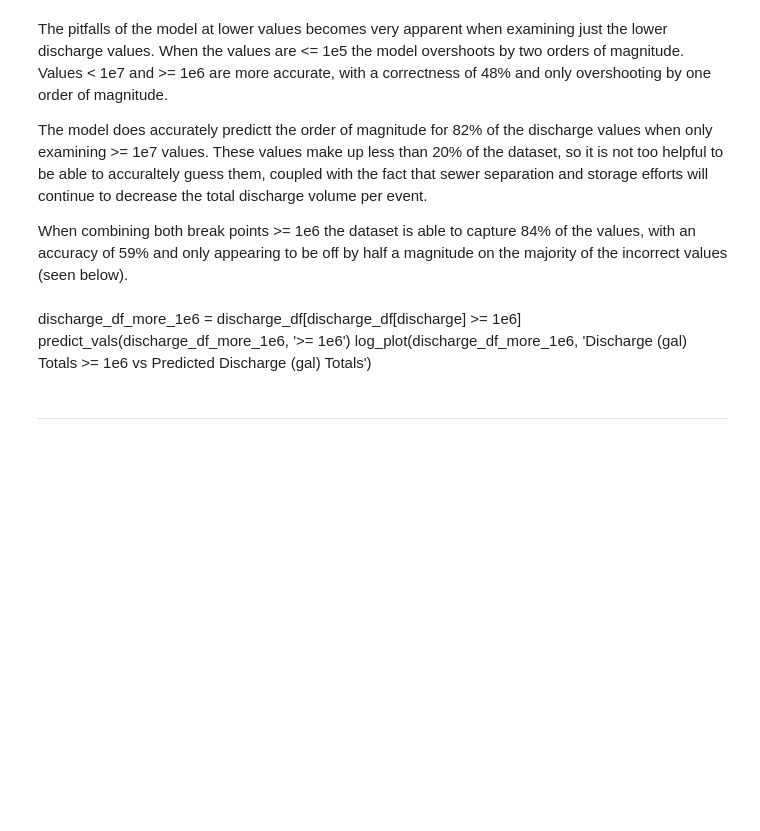
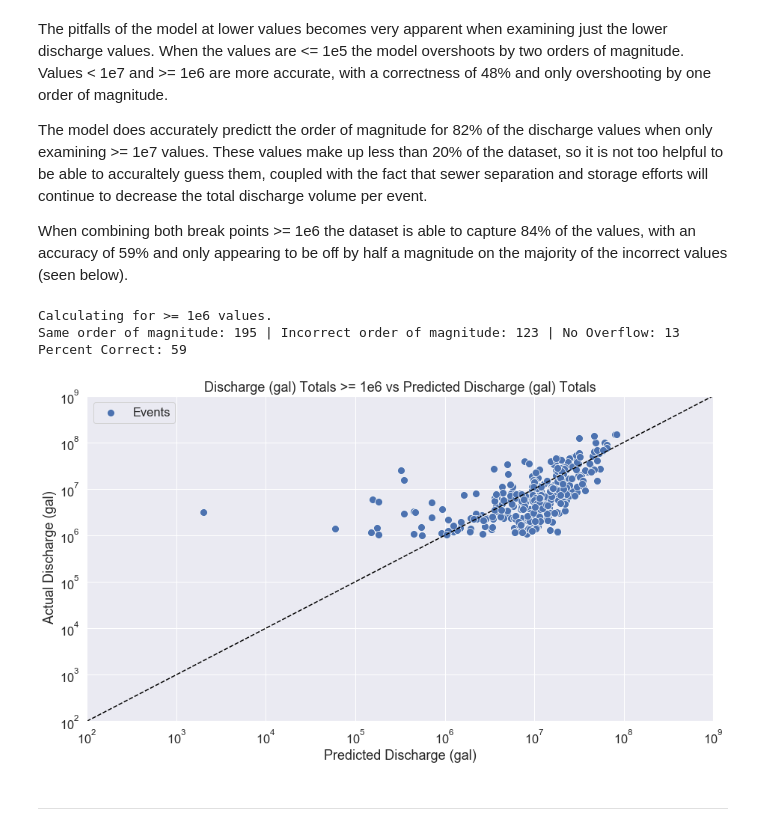
Before and after one commit to Jheath12/Water-Resources-Data-Analyses-publicdata, a Jupyter notebook: CSO_Estimation_draft.ipynb, the cells around one changed output. Drawn from its saved outputs; the diff is of its cells as text; code cells hidden in the pictures; blank space fills up the shorter version.

```diff
--- a/CSO_Estimation_draft.ipynb
+++ b/CSO_Estimation_draft.ipynb
@@ -413,10 +413,15 @@ The pitfalls of the model at lower values becomes very apparent when examining j
 The model does accurately predictt the order of magnitude for 82% of the discharge values when only examining >= 1e7 values. These values make up less than 20% of the dataset, so it is not too helpful to be able to accuraltely guess them, coupled with the fact that sewer separation and storage efforts will continue to decrease the total discharge volume per event.
 
 When combining both break points >= 1e6 the dataset is able to capture 84% of the values, with an accuracy of 59% and only appearing to be off by half a magnitude on the majority of the incorrect values (seen below).
-# %% [markdown]
-discharge_df_more_1e6 = discharge_df[discharge_df[discharge] >= 1e6]
-predict_vals(discharge_df_more_1e6, '>= 1e6')
-log_plot(discharge_df_more_1e6, 'Discharge (gal) Totals >= 1e6 vs Predicted Discharge (gal) Totals')
+# %%
+discharge_df_more_1e6 = discharge_df[discharge_df[discharge] >= 1e6]
+predict_vals(discharge_df_more_1e6, '>= 1e6')
+log_plot(discharge_df_more_1e6, 'Discharge (gal) Totals >= 1e6 vs Predicted Discharge (gal) Totals')
+# %% [output]
+Calculating for >= 1e6 values.
+Same order of magnitude: 195 | Incorrect order of magnitude: 123 | No Overflow: 13
+Percent Correct: 59
+[figure, added]
 # %% [markdown]
 _____
 # %% [markdown]
```
